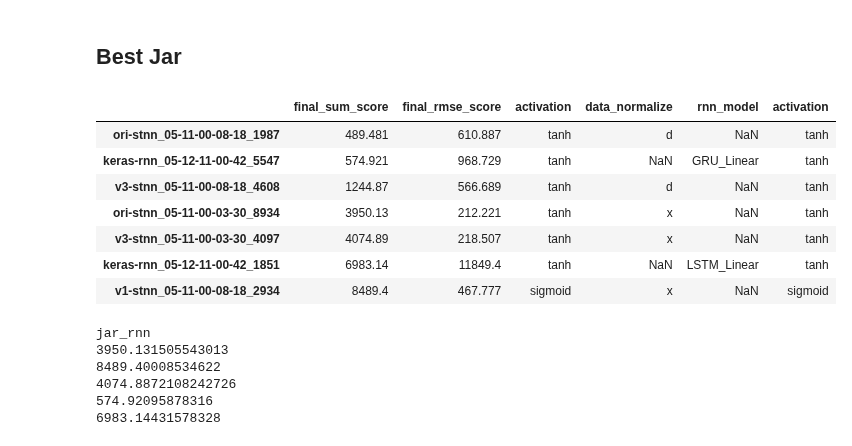
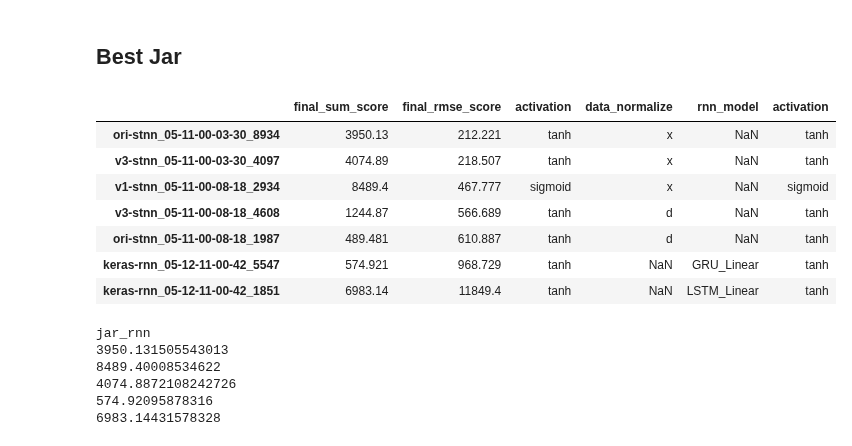
Before and after one commit to wtding1998/RNN_nCov, a Jupyter notebook: ncov_pred3.ipynb, the cells around one changed output. Saved outputs shown, nothing was run; the diff lists cells and outputs as text; code cells hidden in the pictures.

```diff
--- a/ncov_pred3.ipynb
+++ b/ncov_pred3.ipynb
@@ -24,17 +24,17 @@ from matplotlib.ticker import MultipleLocator, FormatStrFormatter
 # %%
 best_jar_folder = os.path.abspath(os.path.join(os.getcwd(), '..', 'output_result', 'best_jar_3'))
 jar_result = result.Printer(best_jar_folder)
 pd.options.display.max_rows = None
 # a = jar_result.get_df(col=['train_loss', 'test_loss', 'mode']).sort_values('test_loss', ascending=True)
-jar_df = jar_result.get_df(col=['final_sum_score', 'final_rmse_score', 'activation', 'data_normalize', 'rnn_model', 'activation'], increase=False).sort_values('final_sum_score')
+jar_df = jar_result.get_df(col=['final_sum_score', 'final_rmse_score', 'activation', 'data_normalize', 'rnn_model', 'activation'], increase=False).sort_values('final_rmse_score')
 jar_df
 # %% [output]
 |  | final_sum_score | final_rmse_score | activation | data_normalize | rnn_model | activation |
+| ori-stnn_05-11-00-03-30_8934 | 3950.13 | 212.221 | tanh | x | NaN | tanh |
+| v3-stnn_05-11-00-03-30_4097 | 4074.89 | 218.507 | tanh | x | NaN | tanh |
+| v1-stnn_05-11-00-08-18_2934 | 8489.4 | 467.777 | sigmoid | x | NaN | sigmoid |
+| v3-stnn_05-11-00-08-18_4608 | 1244.87 | 566.689 | tanh | d | NaN | tanh |
 | ori-stnn_05-11-00-08-18_1987 | 489.481 | 610.887 | tanh | d | NaN | tanh |
 | keras-rnn_05-12-11-00-42_5547 | 574.921 | 968.729 | tanh | NaN | GRU_Linear | tanh |
-| v3-stnn_05-11-00-08-18_4608 | 1244.87 | 566.689 | tanh | d | NaN | tanh |
-| ori-stnn_05-11-00-03-30_8934 | 3950.13 | 212.221 | tanh | x | NaN | tanh |
-| v3-stnn_05-11-00-03-30_4097 | 4074.89 | 218.507 | tanh | x | NaN | tanh |
 | keras-rnn_05-12-11-00-42_1851 | 6983.14 | 11849.4 | tanh | NaN | LSTM_Linear | tanh |
-| v1-stnn_05-11-00-08-18_2934 | 8489.4 | 467.777 | sigmoid | x | NaN | sigmoid |
 # %%
```
Also changed, not shown: parts of 6 cells of this notebook, 3 other files.
